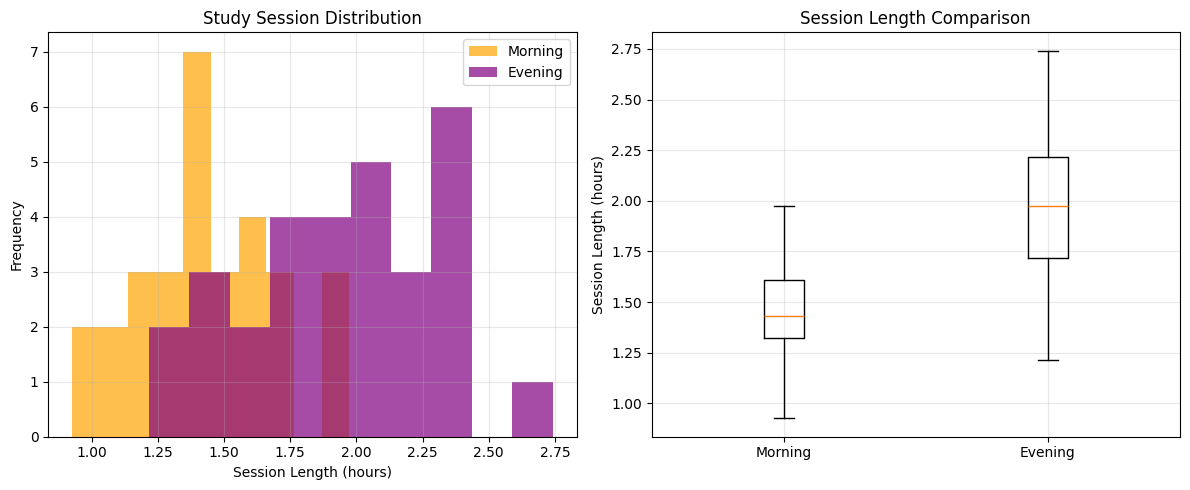
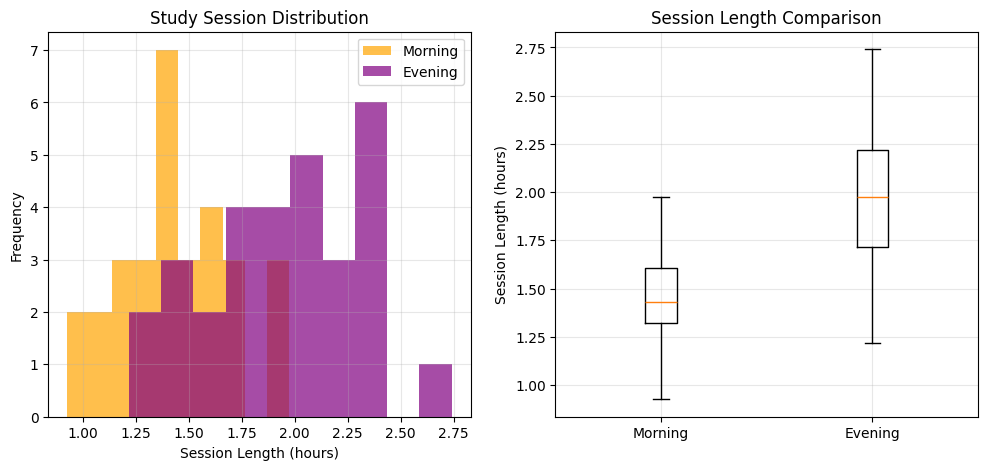
The notebook cell's code change between the first figure and the second:
--- before
+++ after
@@ -27,5 +27,4 @@
 plt.grid(True, alpha=0.3)
 
-plt.tight_layout()
 plt.show()
 

Commit: feat: implement intermediate python Jupyter notebook for practice on Python's Pandas , NumPy arrays and matplotlib exercises